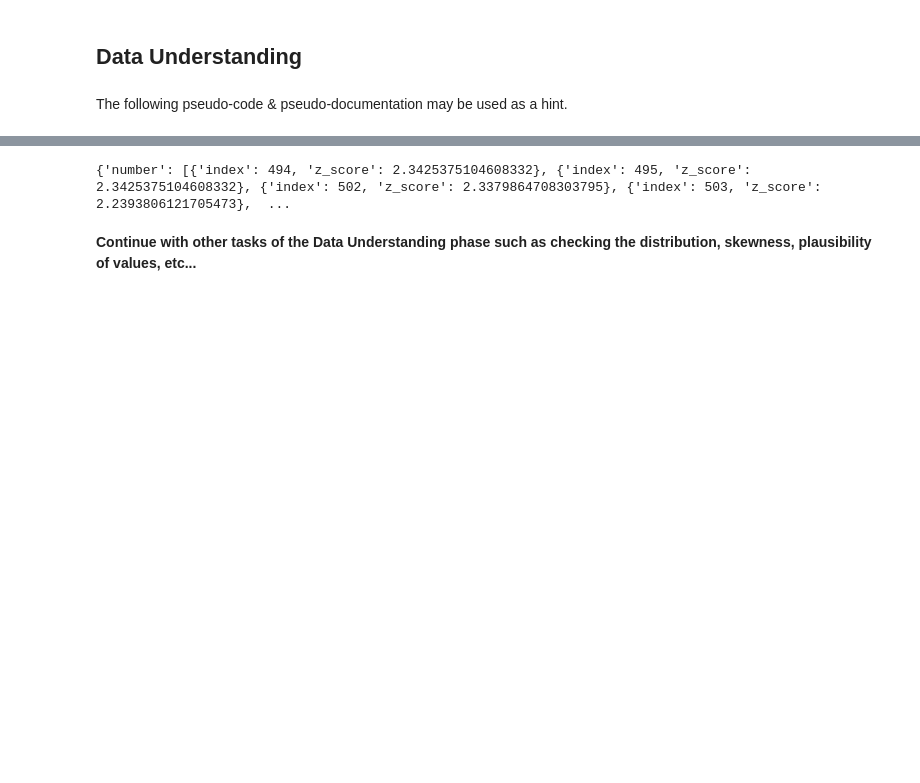
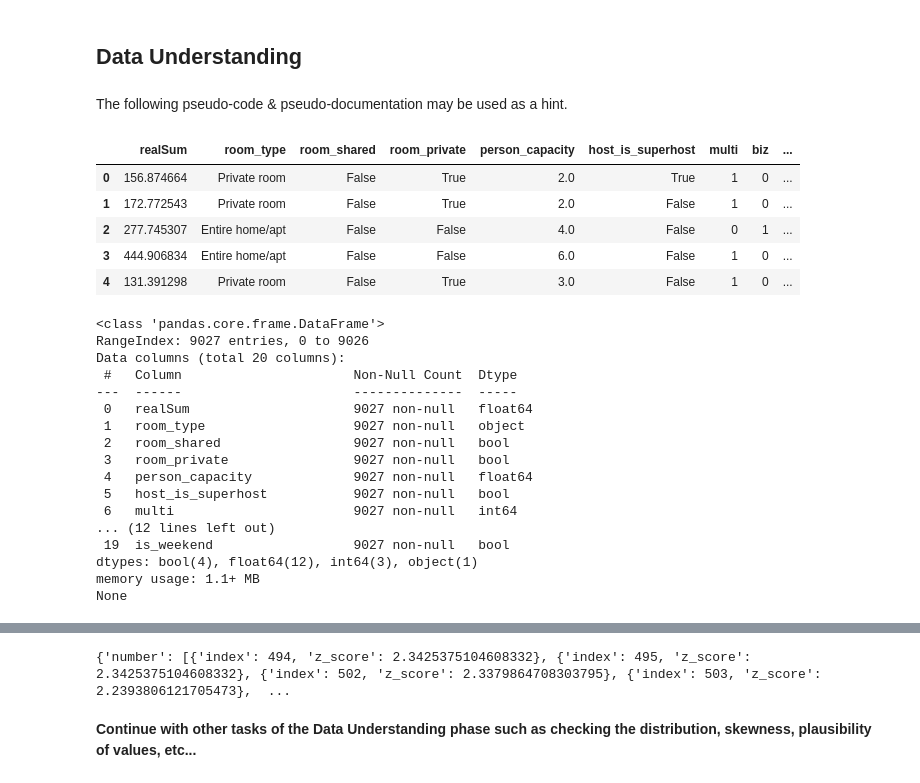
Before and after one commit to nikolalukic167/bi-2025W-ass3, a Jupyter notebook: notebook.ipynb, the cells around one changed output, grey strips where cells are left out. Cells and saved outputs as stored; diff of their text form; code cells hidden in the pictures; blank space fills up the shorter version.

Commit message:
start parts of interim submission

```diff
--- a/notebook.ipynb
+++ b/notebook.ipynb
@@ -32,11 +51,11 @@ executed_by ='stud-id_01227213'  # Replace the digits after "id_" with your own
 Set your group and student IDs. Do this only once.
 # %%
 # group id for this project
-group_id = '00'  # Replace the digits with your group id
+group_id = '06'  # Replace the digits with your group id
 
 # Students working on this notebook
-student_a = 'stud-id_01234567'  # Replace the digits after "id_" with student A's student ID
-student_b = 'stud-id_76543210'  # Replace the digits after "id_" with student B's student ID
+student_a = 'stud-id_12434665'  # Replace the digits after "id_" with student A's student ID
+student_b = 'stud-id_12127674'  # Replace the digits after "id_" with student B's student ID
 # %%
 # Roles. Don't change these values.
 code_writer_role = 'code_writer'
@@ -266,3 +291,60 @@ f':data_understanding_phase rdf:type prov:Activity .',
 f':data_understanding_phase rdfs:label "Data Understanding Phase" .',
 ]
 engine.insert(business_understanding_phase_executor, prefixes=prefixes)
+# %%
+rome_data_path = os.path.join("archive")
+
+load_data_code_writer = student_a  # Student A is responsible for Data Understanding
+
+def load_airbnb_data() -> pd.DataFrame:
+    ### Load Rome Airbnb data
+    # We assume two files exist: rome_weekdays.csv and rome_weekends.csv
+    wd_file = os.path.join(rome_data_path, 'rome_weekdays.csv')
+    we_file = os.path.join(rome_data_path, 'rome_weekends.csv')
+
+    df_wd = pd.read_csv(wd_file)
+    df_we = pd.read_csv(we_file)
+
+    # Add a feature to distinguish them before merging
+    df_wd['is_weekend'] = False
+    df_we['is_weekend'] = True
+
+    # Merge datasets
+    full_data = pd.concat([df_wd, df_we], ignore_index=True)
+
+    # Clean up the unnamed index column if it exists
+    if 'Unnamed: 0' in full_data.columns:
+        full_data.drop(columns=['Unnamed: 0'], inplace=True)
+
+    return full_data
+
+start_time_ld = now()
+data = load_airbnb_data()
+end_time_ld = now()
+
+display(data.head())
+print(data.info())
+# %% [output]
+|  | realSum | room_type | room_shared | room_private | person_capacity | host_is_superhost | multi | biz | ... |
+| 0 | 156.874664 | Private room | False | True | 2.0 | True | 1 | 0 | ... |
+| 1 | 172.772543 | Private room | False | True | 2.0 | False | 1 | 0 | ... |
+| 2 | 277.745307 | Entire home/apt | False | False | 4.0 | False | 0 | 1 | ... |
+| 3 | 444.906834 | Entire home/apt | False | False | 6.0 | False | 1 | 0 | ... |
+| 4 | 131.391298 | Private room | False | True | 3.0 | False | 1 | 0 | ... |
+<class 'pandas.core.frame.DataFrame'>
+RangeIndex: 9027 entries, 0 to 9026
+Data columns (total 20 columns):
+ #   Column                      Non-Null Count  Dtype
+---  ------                      --------------  -----
+ 0   realSum                     9027 non-null   float64
+ 1   room_type                   9027 non-null   object
+ 2   room_shared                 9027 non-null   bool
+ 3   room_private                9027 non-null   bool
+ 4   person_capacity             9027 non-null   float64
+ 5   host_is_superhost           9027 non-null   bool
+ 6   multi                       9027 non-null   int64
+... (12 lines left out)
+ 19  is_weekend                  9027 non-null   bool
+dtypes: bool(4), float64(12), int64(3), object(1)
+memory usage: 1.1+ MB
+None
```
Also changed, not shown: parts of 8 cells of this notebook.
